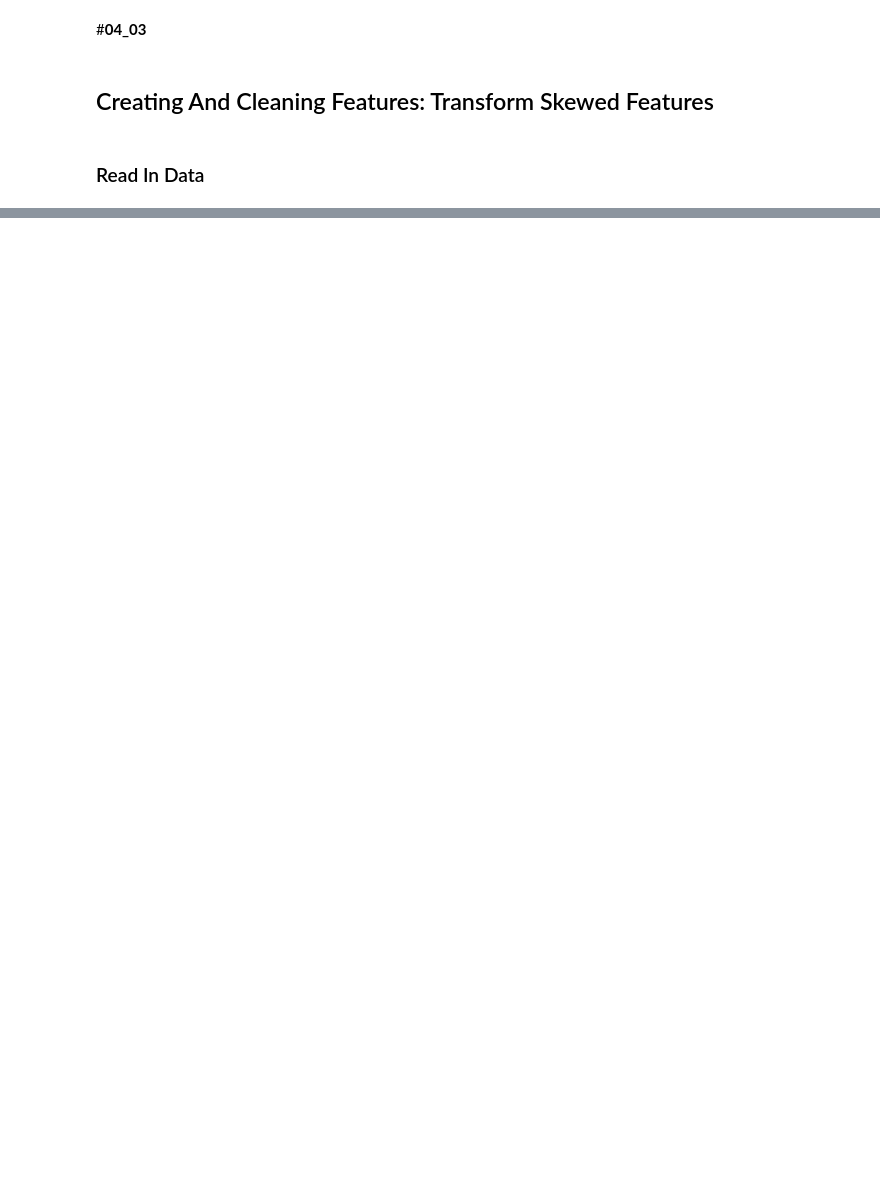
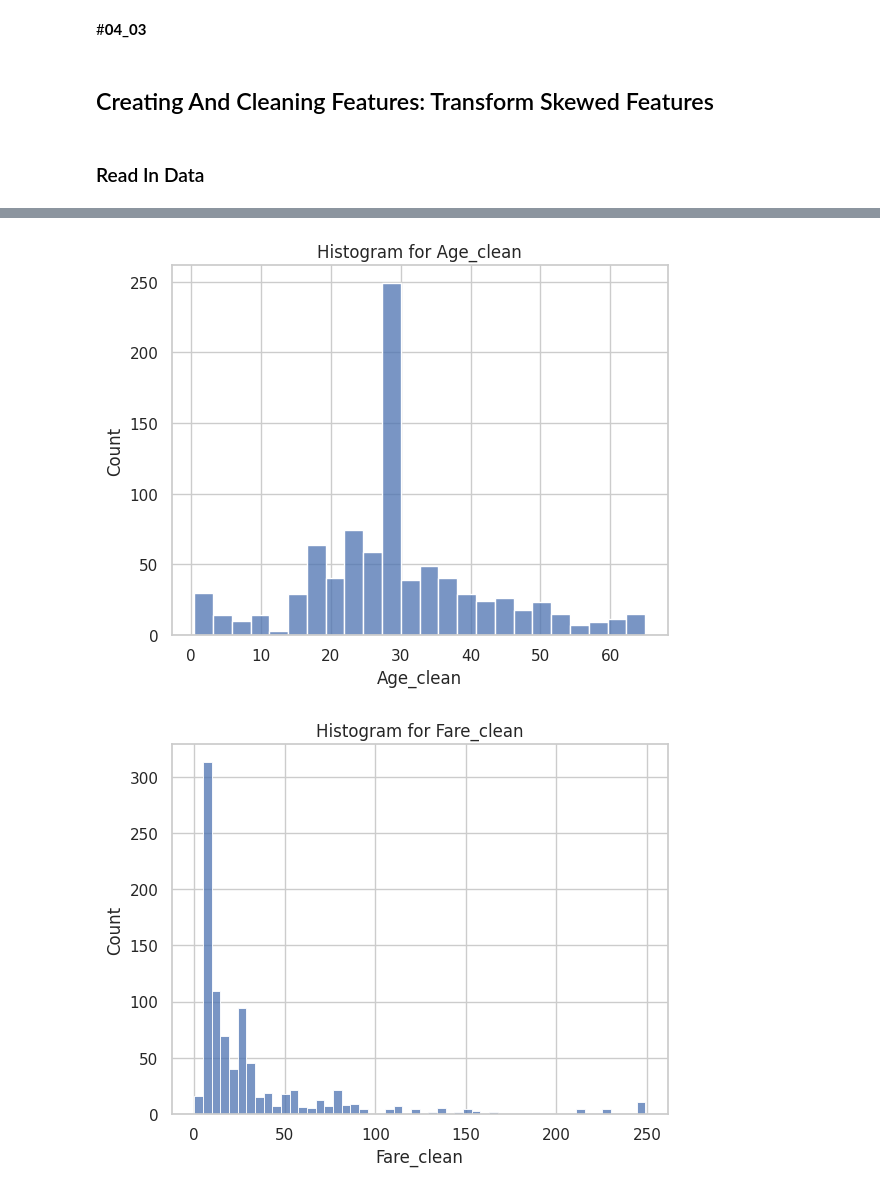
Before and after one commit to ArifAygun/Applied-Machine-Learning-Feature-Engineering, a Jupyter notebook: AA_AML_Feature_Engineering.ipynb, the cells around one changed output, grey strips where cells are left out. Drawn from its saved outputs; the diff is of its cells as text; code cells hidden in the pictures; blank space fills up the shorter version.

```diff
--- a/AA_AML_Feature_Engineering.ipynb
+++ b/AA_AML_Feature_Engineering.ipynb
@@ -1018,9 +1009,14 @@ Drive already mounted at /content/drive/; to attempt to forcibly remount, call d
 # %%
 # Plot histogram for each continuous feature to see if a transformation is necessary
+import seaborn as sns
+
 for feature in ['Age_clean', 'Fare_clean']:
-    sns.distplot(titanic[feature], kde=False)
+    sns.histplot(titanic[feature], kde=False)
     plt.title('Histogram for {}'.format(feature))
     plt.show()
+# %% [output]
+[figure, added]
+[figure, added]
 # %% [markdown]
 ### Box-Cox Power Transformation
 
```
Also changed, not shown: parts of 57 cells of this notebook.
